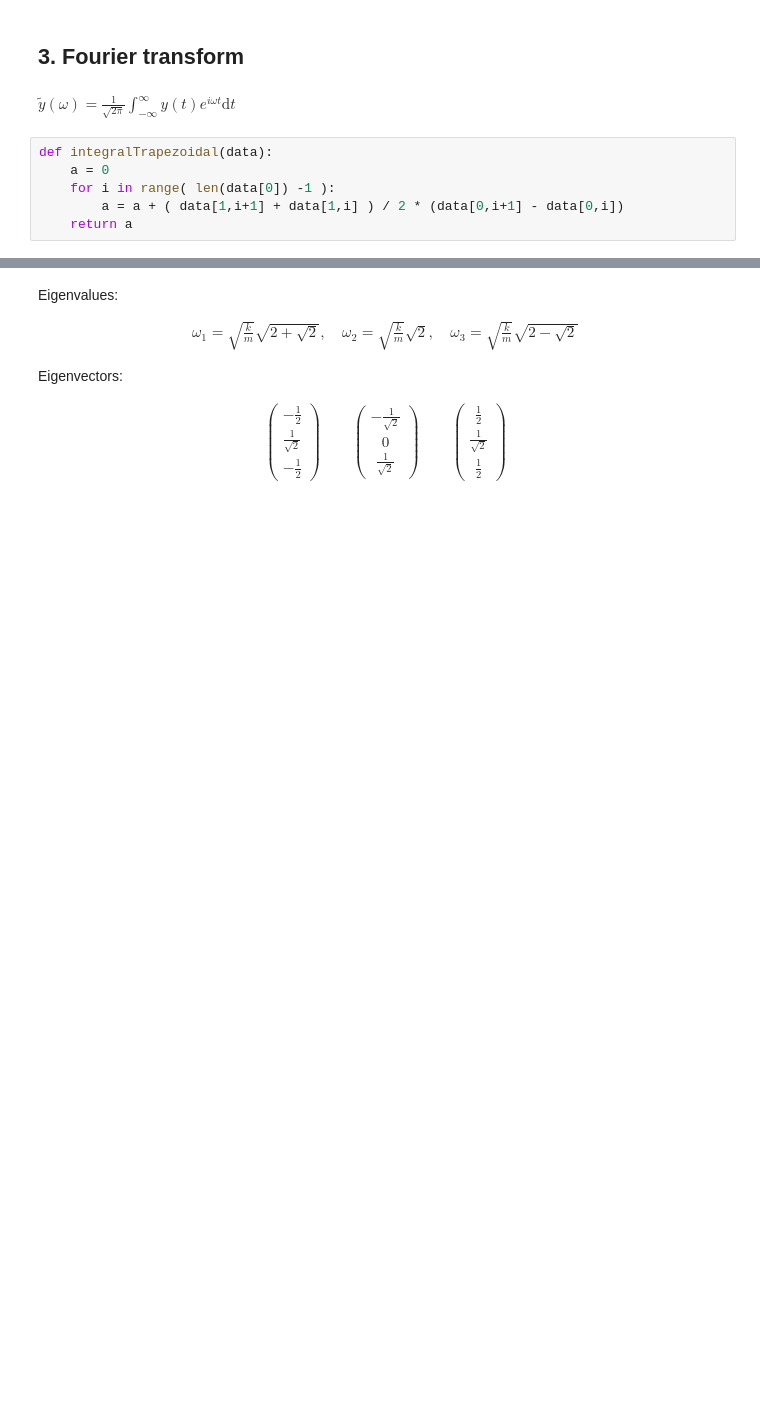
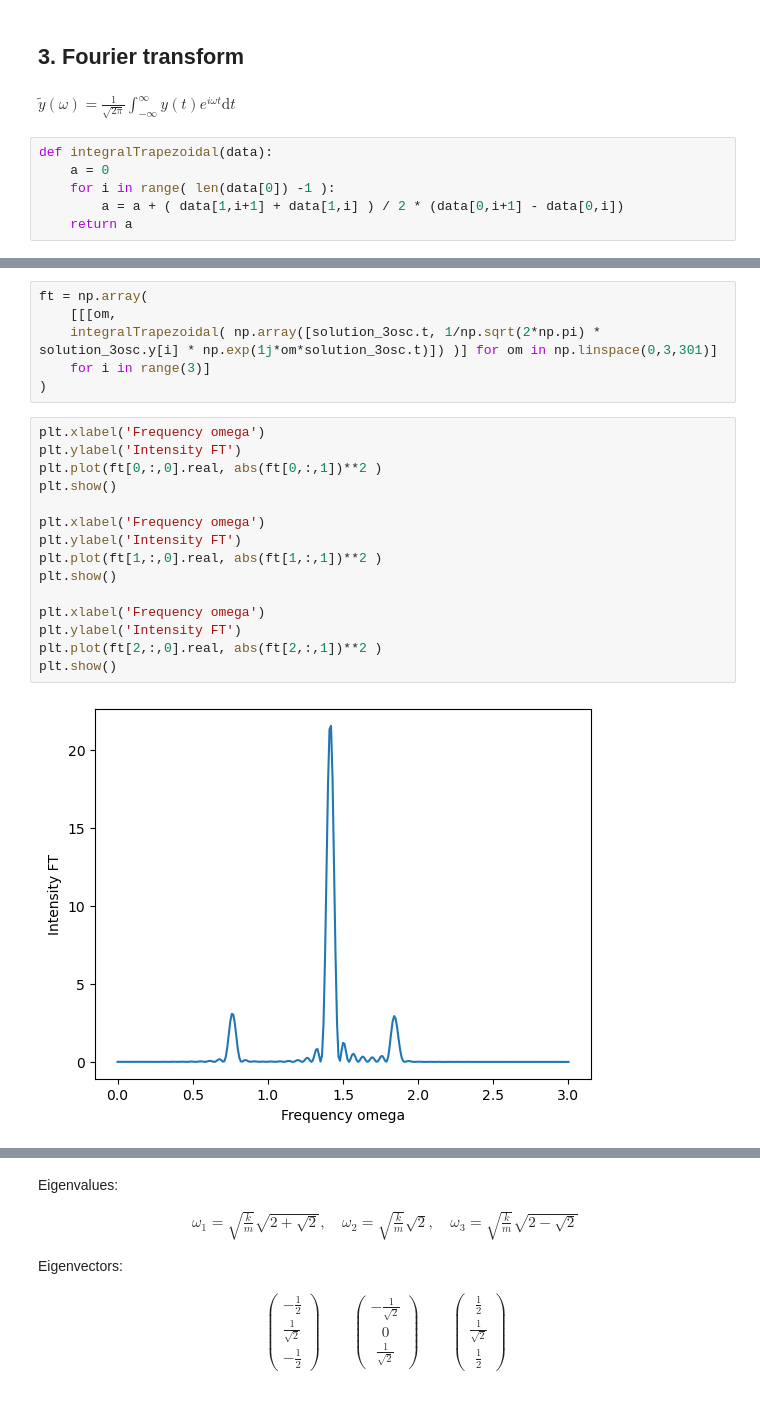
Before and after one commit to Hexabyte117/My-Projects, a Jupyter notebook: Computational Physics/08_Eigenvalue_coupled_oscillators_template.ipynb, the cells around one changed output, grey strips where cells are left out. Saved outputs shown, nothing was run; the diff lists cells and outputs as text; blank space fills up the shorter version.

```diff
--- a/Computational Physics/08_Eigenvalue_coupled_oscillators_template.ipynb
+++ b/Computational Physics/08_Eigenvalue_coupled_oscillators_template.ipynb
@@ -218,0 +240,23 @@ def integralTrapezoidal(data):
+# %%
+ft = np.array(
+    [[[om,
+    integralTrapezoidal( np.array([solution_3osc.t, 1/np.sqrt(2*np.pi) * solution_3osc.y[i] * np.exp(1j*om*solution_3osc.t)]) )] for om in np.linspace(0,3,301)]
+    for i in range(3)]
+)
+# %%
+plt.xlabel('Frequency omega')
+plt.ylabel('Intensity FT')
+plt.plot(ft[0,:,0].real, abs(ft[0,:,1])**2 )
+plt.show()
+
+plt.xlabel('Frequency omega')
+plt.ylabel('Intensity FT')
+plt.plot(ft[1,:,0].real, abs(ft[1,:,1])**2 )
+plt.show()
+
+plt.xlabel('Frequency omega')
+plt.ylabel('Intensity FT')
+plt.plot(ft[2,:,0].real, abs(ft[2,:,1])**2 )
+plt.show()
+# %% [output]
+[figure, added]
```
Also changed, not shown: parts of 41 cells of this notebook.
